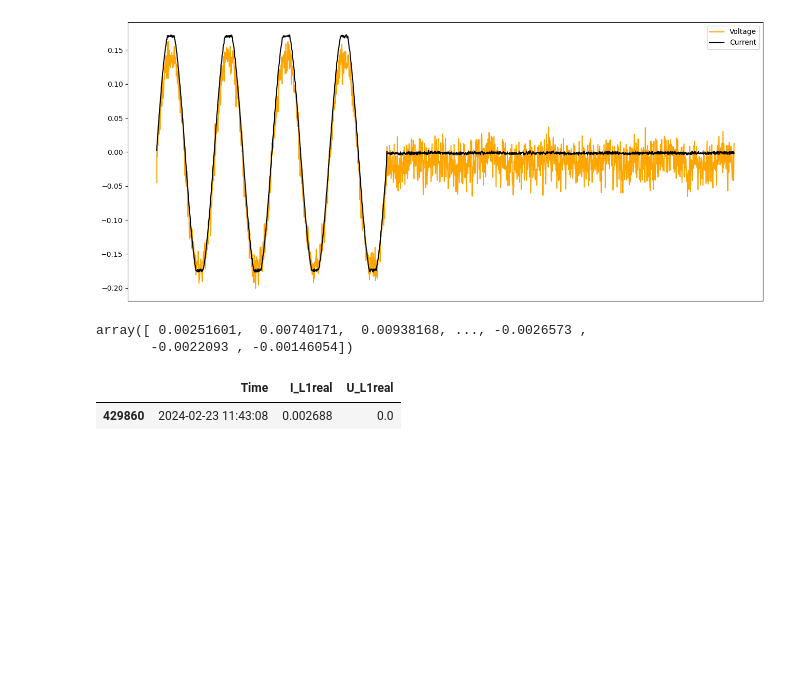
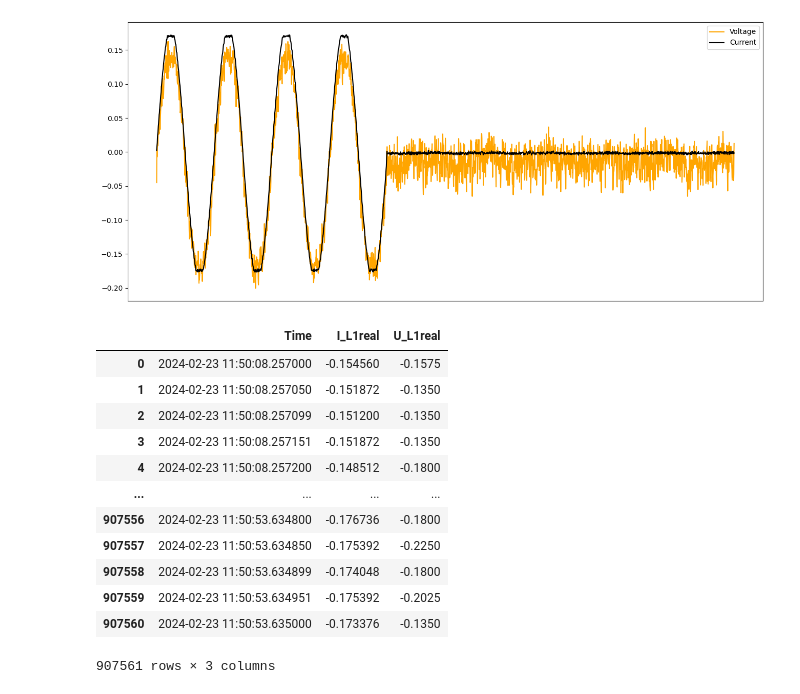
Before and after one commit to YuganshuWadhwa/Anomaly-Detection-For-Electrical-Systems, a Jupyter notebook: anomalies.ipynb, the cells around one changed output. Saved outputs shown, nothing was run; the diff lists cells and outputs as text; code cells hidden in the pictures; blank space fills up the shorter version.

```diff
--- a/anomalies.ipynb
+++ b/anomalies.ipynb
@@ -82,13 +103,19 @@ plt.legend()
 plt.show()
 # %% [output]
 [figure]
-# %%
-I1
-# %% [output]
-array([ 0.00251601,  0.00740171,  0.00938168, ..., -0.0026573 ,
-       -0.0022093 , -0.00146054])
-# %%
-powerFailureDf[powerFailureDf['Time'] == '2024-02-23 11:43:08.000000']
-# %% [output]
-|  | Time | I_L1real | U_L1real |
-| 429860 | 2024-02-23 11:43:08 | 0.002688 | 0.0 |
+# %%
+powerSagDf
+# %% [output]
+|  | Time | I_L1real | U_L1real |
+| 0 | 2024-02-23 11:50:08.257000 | -0.154560 | -0.1575 |
+| 1 | 2024-02-23 11:50:08.257050 | -0.151872 | -0.1350 |
+| 2 | 2024-02-23 11:50:08.257099 | -0.151200 | -0.1350 |
+| 3 | 2024-02-23 11:50:08.257151 | -0.151872 | -0.1350 |
+| 4 | 2024-02-23 11:50:08.257200 | -0.148512 | -0.1800 |
+| ... | ... | ... | ... |
+| 907556 | 2024-02-23 11:50:53.634800 | -0.176736 | -0.1800 |
+| 907557 | 2024-02-23 11:50:53.634850 | -0.175392 | -0.2250 |
+| 907558 | 2024-02-23 11:50:53.634899 | -0.174048 | -0.1800 |
+| 907559 | 2024-02-23 11:50:53.634951 | -0.175392 | -0.2025 |
+| 907560 | 2024-02-23 11:50:53.635000 | -0.173376 | -0.1350 |
+907561 rows × 3 columns
```
Also changed, not shown: parts of 6 cells of this notebook.
